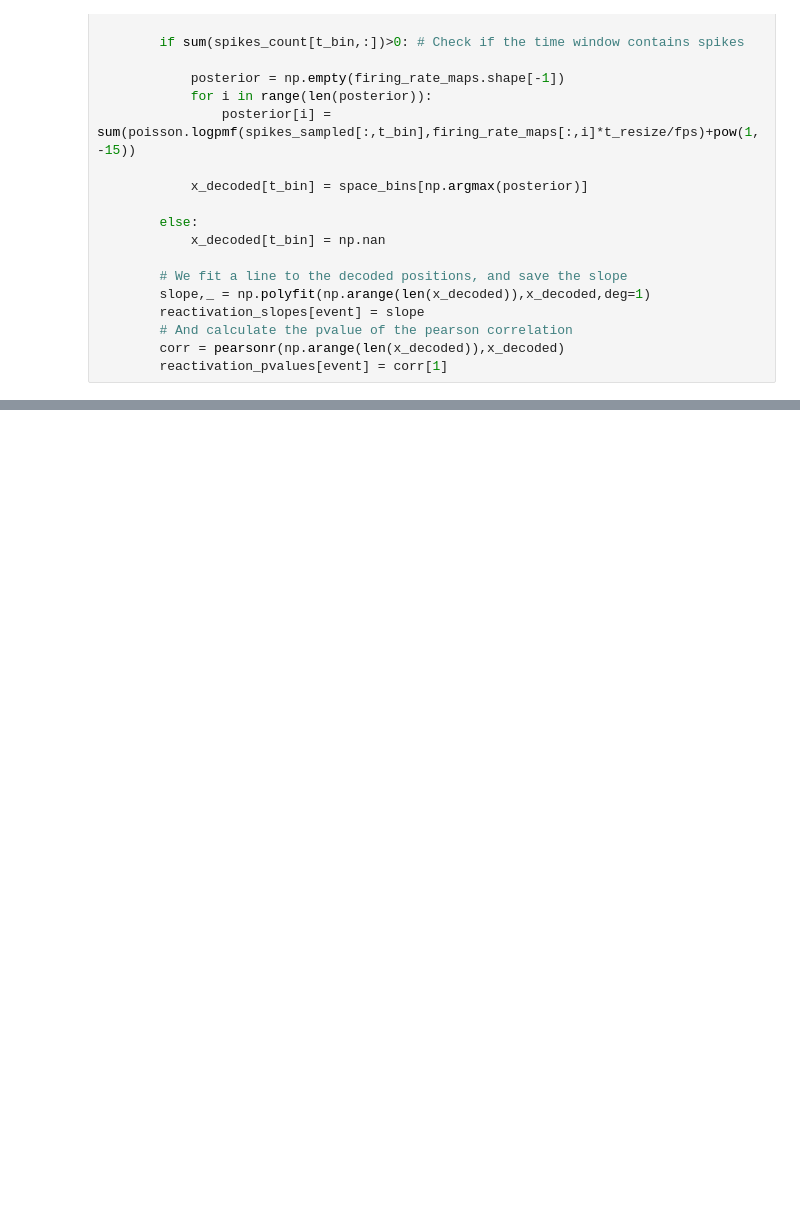
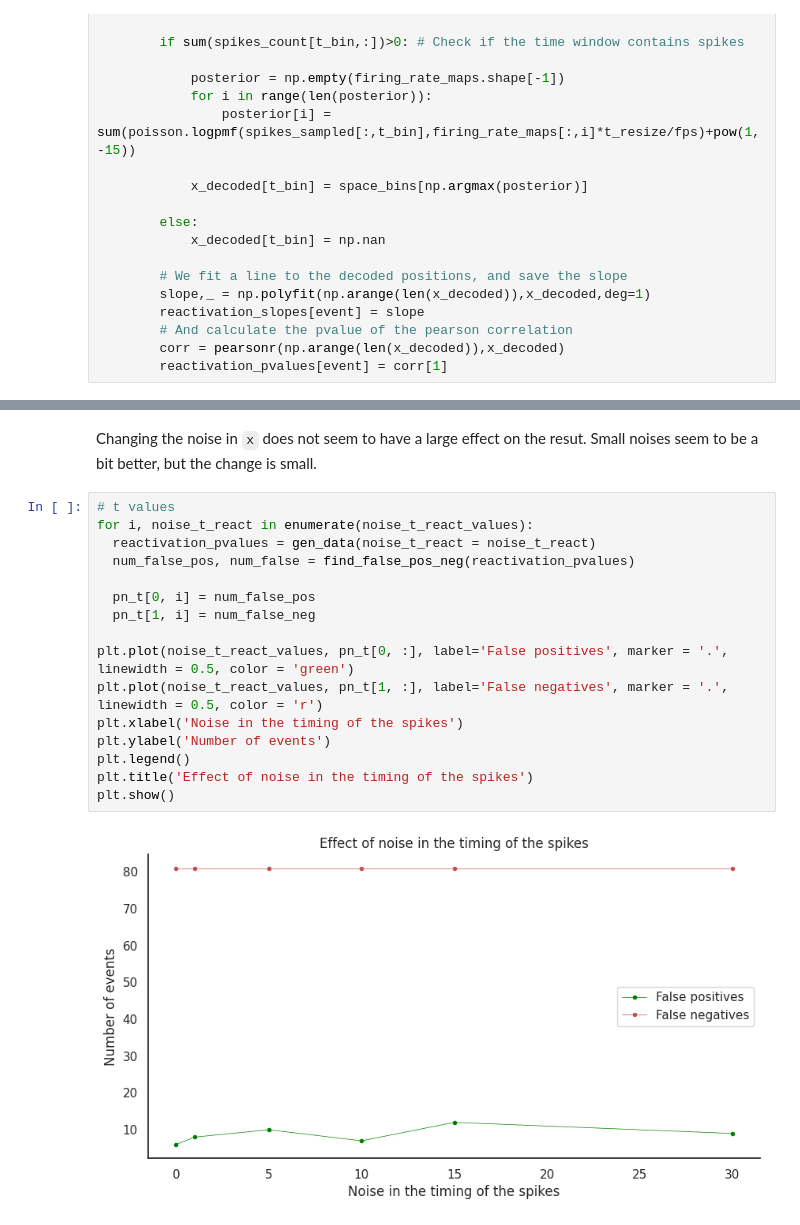
Before and after one commit to irenetiem/population-methods-IT, a Jupyter notebook: 01-bayes-decoding/exercises.ipynb, the cells around one changed output, grey strips where cells are left out. Saved outputs shown, nothing was run; the diff lists cells and outputs as text; blank space fills up the shorter version.

```diff
--- a/01-bayes-decoding/exercises.ipynb
+++ b/01-bayes-decoding/exercises.ipynb
@@ -563,0 +761,20 @@ for event in range(n_events):
+# %% [markdown]
+Changing the noise in `x` does not seem to have a large effect on the resut. Small noises seem to be a bit better, but the change is small.
+# %%
+# t values
+for i, noise_t_react in enumerate(noise_t_react_values):
+  reactivation_pvalues = gen_data(noise_t_react = noise_t_react)
+  num_false_pos, num_false = find_false_pos_neg(reactivation_pvalues)
+
+  pn_t[0, i] = num_false_pos
+  pn_t[1, i] = num_false_neg
+
+plt.plot(noise_t_react_values, pn_t[0, :], label='False positives', marker = '.', linewidth = 0.5, color = 'green')
+plt.plot(noise_t_react_values, pn_t[1, :], label='False negatives', marker = '.', linewidth = 0.5, color = 'r')
+plt.xlabel('Noise in the timing of the spikes')
+plt.ylabel('Number of events')
+plt.legend()
+plt.title('Effect of noise in the timing of the spikes')
+plt.show()
+# %% [output]
+[figure, added]
```
Also changed, not shown: parts of 21 cells of this notebook.
